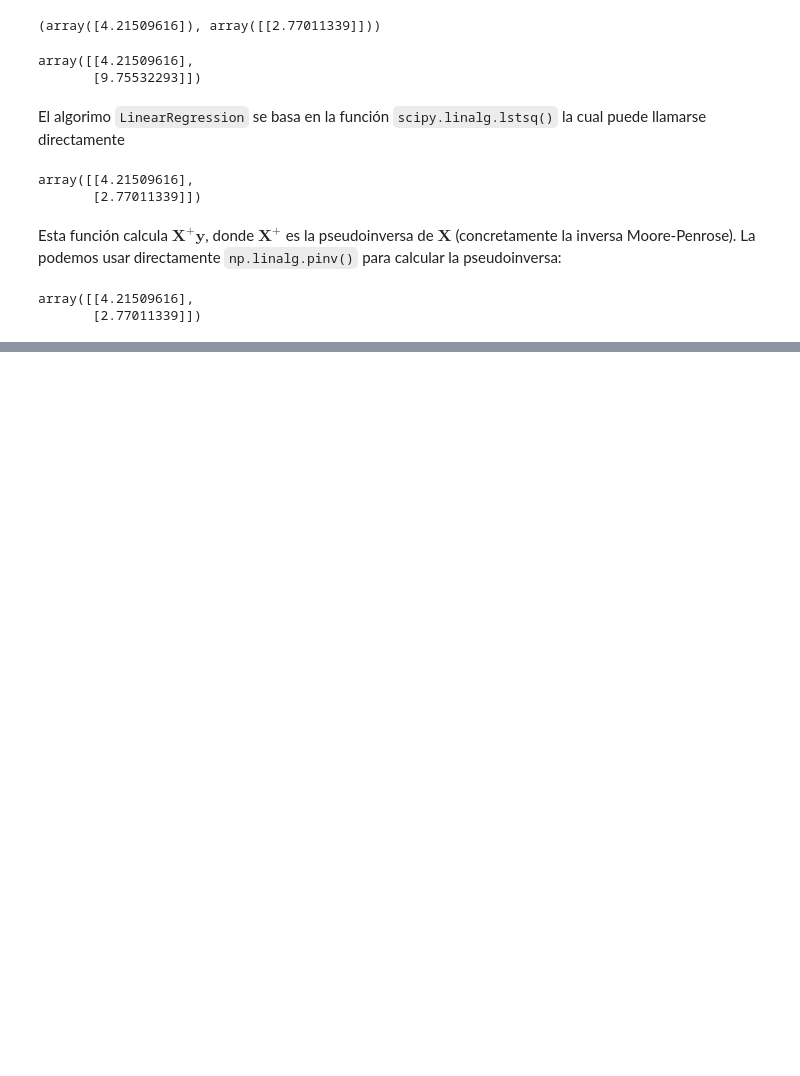
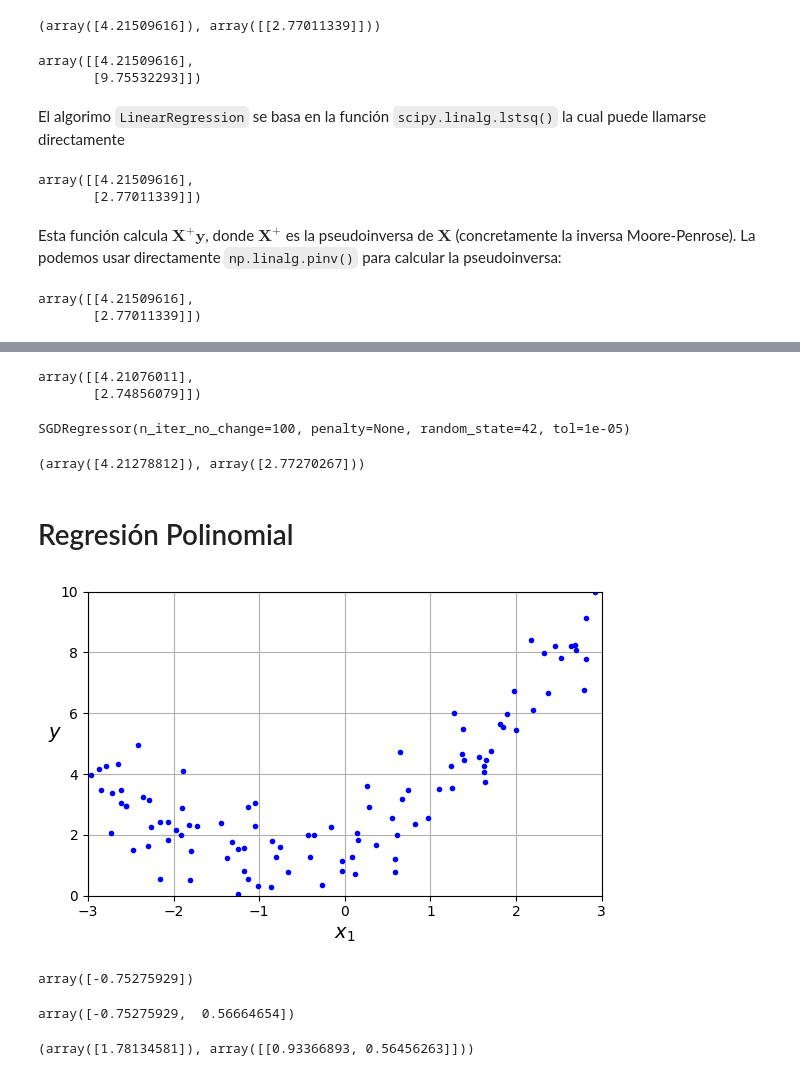
Before and after one commit to SebasRubio/CURSO2526, a Jupyter notebook: SAA/Modelo lineal/EntrenamientodeModelosdeRegresion.ipynb, the cells around one changed output, grey strips where cells are left out. Drawn from its saved outputs; the diff is of its cells as text; code cells hidden in the pictures; blank space fills up the shorter version.

```diff
--- a/SAA/Modelo lineal/EntrenamientodeModelosdeRegresion.ipynb
+++ b/SAA/Modelo lineal/EntrenamientodeModelosdeRegresion.ipynb
@@ -125,0 +230,54 @@ array([[4.21509616],
+# %%
+theta
+# %% [output]
+array([[4.21076011],
+       [2.74856079]])
+# %%
+from sklearn.linear_model import SGDRegressor
+# Este es el algoritmo descenso del gradiente estocástico SGDR
+sgd_reg = SGDRegressor(max_iter=1000, tol=1e-5, penalty=None, eta0=0.01,
+                       n_iter_no_change=100, random_state=42)
+sgd_reg.fit(X, y.ravel())  # y.ravel() porque tenemos que aplanar el verctor y, es necesario incluso si es una matriz de una columna
+# %% [output]
+SGDRegressor(n_iter_no_change=100, penalty=None, random_state=42, tol=1e-05)
+# %%
+sgd_reg.intercept_, sgd_reg.coef_ # Obtenemos los valores del intercepto y la pendiente
+# %% [output]
+(array([4.21278812]), array([2.77270267]))
+# %% [markdown]
+# Regresión Polinomial
+# %%
+np.random.seed(42)
+m = 100
+X = 6 * np.random.rand(m, 1) - 3
+y = 0.5 * X ** 2 + X + 2 + np.random.randn(m, 1)
+# %%
+# extra code – this cell generates and saves Figure 4–12
+plt.figure(figsize=(6, 4))
+plt.plot(X, y, "b.")
+plt.xlabel("$x_1$")
+plt.ylabel("$y$", rotation=0)
+plt.axis([-3, 3, 0, 10])
+plt.grid()
+save_fig("quadratic_data_plot")
+plt.show()
+# %% [output]
+[figure, added]
+# %%
+from sklearn.preprocessing import PolynomialFeatures
+
+poly_features = PolynomialFeatures(degree=2, include_bias=False)
+X_poly = poly_features.fit_transform(X)
+X[0]
+# %% [output]
+array([-0.75275929])
+# %%
+X_poly[0]
+# %% [output]
+array([-0.75275929,  0.56664654])
+# %%
+lin_reg = LinearRegression()
+lin_reg.fit(X_poly, y)
+lin_reg.intercept_, lin_reg.coef_
+# %% [output]
+(array([1.78134581]), array([[0.93366893, 0.56456263]]))
```
Also changed, not shown: parts of 13 cells of this notebook, 16 other files.
